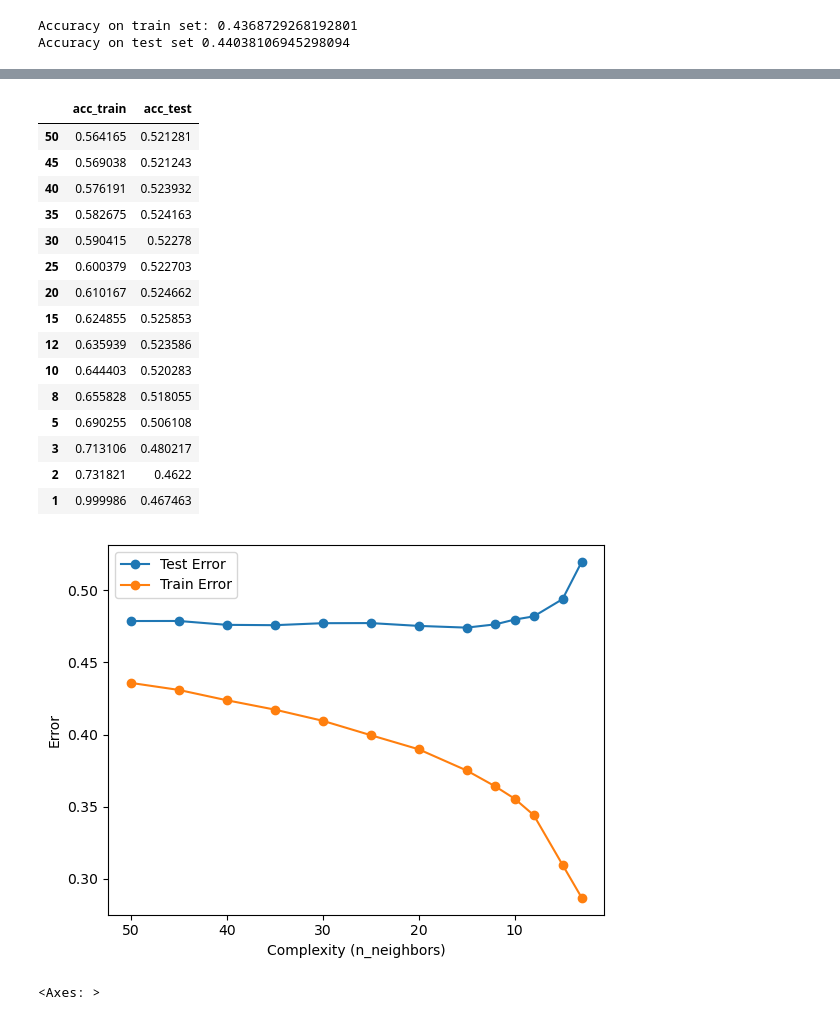
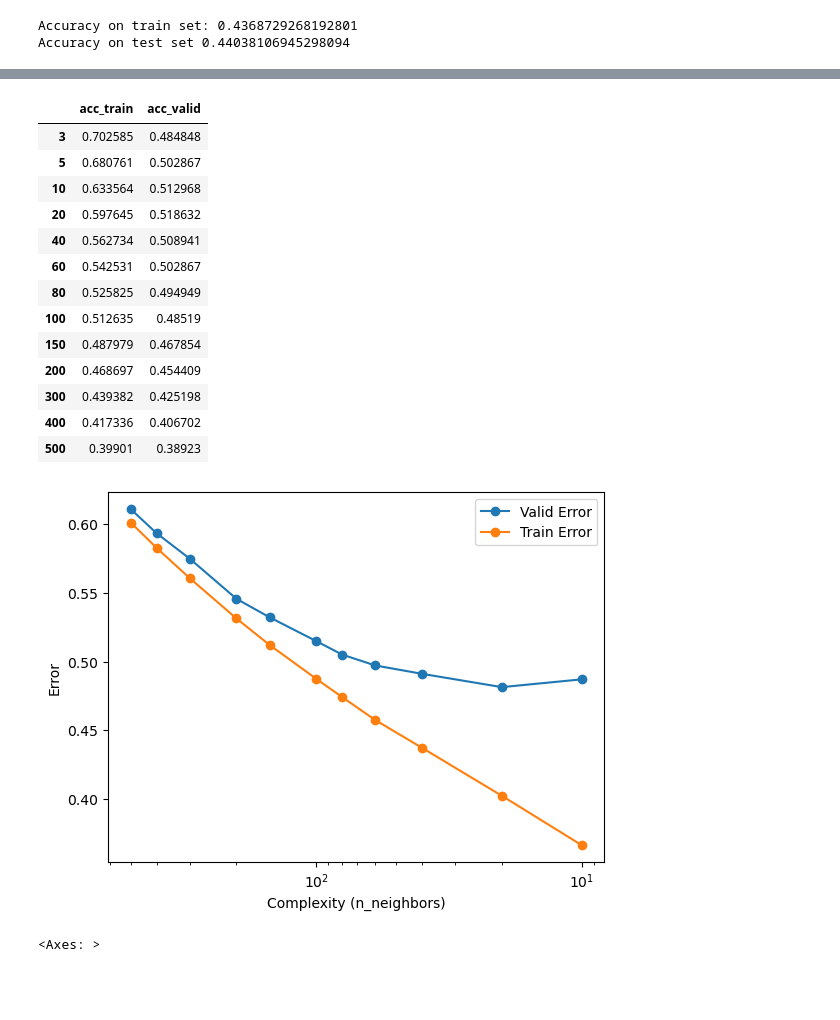
Before and after one commit to LouisSko/pattern-recognition-term-project, a Jupyter notebook: project_1.ipynb, the cells around one changed output, grey strips where cells are left out. Saved outputs shown, nothing was run; the diff lists cells and outputs as text; code cells hidden in the pictures; blank space fills up the shorter version.

Commit message:
add plot for model complexity vs error for knn

```diff
--- a/project_1.ipynb
+++ b/project_1.ipynb
@@ -388,45 +406,46 @@ for k in list_k:
 # %%
-result_df[::-1]
+result_df
 # %% [output]
-|  | acc_train | acc_test |
-| 50 | 0.564165 | 0.521281 |
-| 45 | 0.569038 | 0.521243 |
-| 40 | 0.576191 | 0.523932 |
-| 35 | 0.582675 | 0.524163 |
-| 30 | 0.590415 | 0.52278 |
-| 25 | 0.600379 | 0.522703 |
-| 20 | 0.610167 | 0.524662 |
-| 15 | 0.624855 | 0.525853 |
-| 12 | 0.635939 | 0.523586 |
-| 10 | 0.644403 | 0.520283 |
-| 8 | 0.655828 | 0.518055 |
-| 5 | 0.690255 | 0.506108 |
-| 3 | 0.713106 | 0.480217 |
-| 2 | 0.731821 | 0.4622 |
-| 1 | 0.999986 | 0.467463 |
+|  | acc_train | acc_valid |
+| 3 | 0.702585 | 0.484848 |
+| 5 | 0.680761 | 0.502867 |
+| 10 | 0.633564 | 0.512968 |
+| 20 | 0.597645 | 0.518632 |
+| 40 | 0.562734 | 0.508941 |
+| 60 | 0.542531 | 0.502867 |
+| 80 | 0.525825 | 0.494949 |
+| 100 | 0.512635 | 0.48519 |
+| 150 | 0.487979 | 0.467854 |
+| 200 | 0.468697 | 0.454409 |
+| 300 | 0.439382 | 0.425198 |
+| 400 | 0.417336 | 0.406702 |
+| 500 | 0.39901 | 0.38923 |
 # %%
 sorted_df = (1-result_df).iloc[2:][::-1].copy()
 # %%
 fig, ax1 = plt.subplots(1, 1)
 
 # Plot 'acc_test' and 'acc_train' with labels
-ax1.plot(sorted_df.index, sorted_df['acc_test'], marker="o", label='Test Error')
+ax1.plot(sorted_df.index, sorted_df['acc_valid'], marker="o", label='Valid Error')
 ax1.plot(sorted_df.index, sorted_df['acc_train'], marker="o", label='Train Error')
 
 # Invert the x-axis
 ax1.invert_xaxis()
 
 # Add a legend
 ax1.legend()
 
 # Add x-axis and y-axis labels
 ax1.set_xlabel('Complexity (n_neighbors)')
 ax1.set_ylabel('Error')
 
+# Set the y-axis to a log scale
+ax1.set_xscale('log')
+
 # Show the plot
 plt.show()
 # %% [output]
-[figure, old version]
+[figure, new version]
 # %%
 (1-result_df).iloc[2:].plot(marker="o")
 # %% [output]
```
Also changed, not shown: parts of 1 cell of this notebook.
